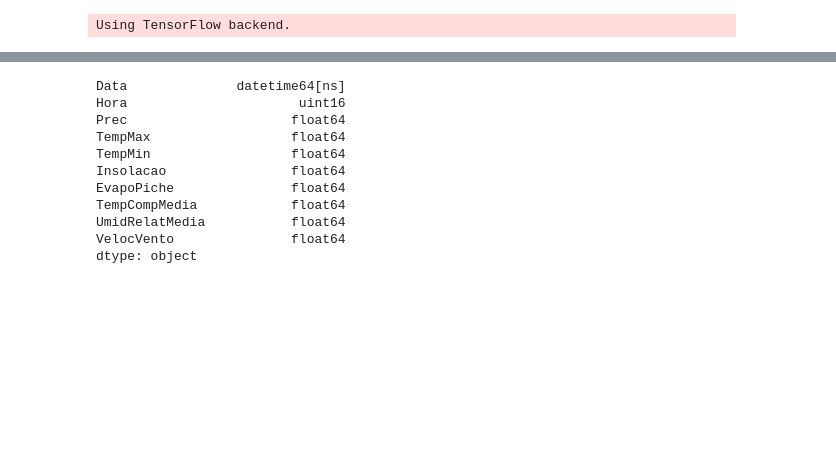
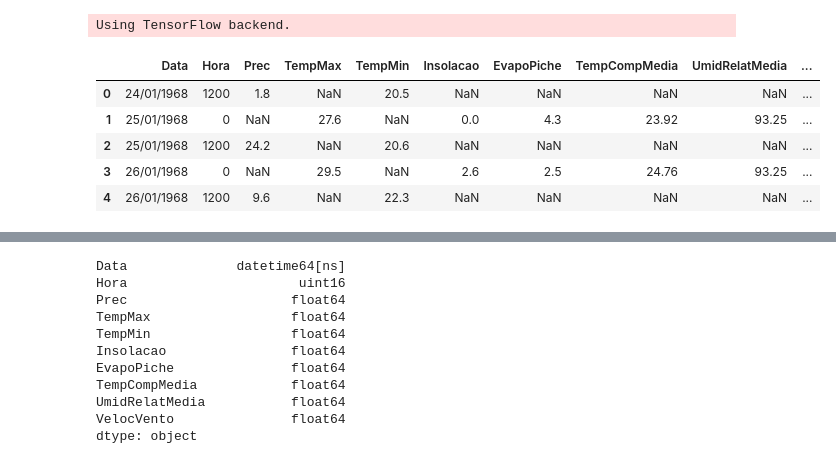
Before and after one commit to gilvandrocesardemedeiros/ClimatePrediction, a Jupyter notebook: Predict_Rain_MLP2.ipynb, the cells around one changed output, grey strips where cells are left out. Cells and saved outputs as stored; diff of their text form; code cells hidden in the pictures; blank space fills up the shorter version.

```diff
--- a/Predict_Rain_MLP2.ipynb
+++ b/Predict_Rain_MLP2.ipynb
@@ -31,6 +31,15 @@ types = {"Hora":np.uint16,"Prec":np.float64,"TempMax":np.float64,"TempMin":np.fl
 #Leitura do arquivo csv
 dataSet = pd.read_csv("https://github.com/gilvandrocesardemedeiros/ClimatePrediction/raw/master/Dados_INMET/Diarios/INMET-Dados_Diarios_Natal_1968-2018.csv",
                       sep=';',skiprows=48, nrows = 27003, usecols = columns[1:11], names=columns, dtype = types)
+# %%
+dataSet.head()
+# %% [output]
+|  | Data | Hora | Prec | TempMax | TempMin | Insolacao | EvapoPiche | TempCompMedia | UmidRelatMedia | ... |
+| 0 | 24/01/1968 | 1200 | 1.8 | NaN | 20.5 | NaN | NaN | NaN | NaN | ... |
+| 1 | 25/01/1968 | 0 | NaN | 27.6 | NaN | 0.0 | 4.3 | 23.92 | 93.25 | ... |
+| 2 | 25/01/1968 | 1200 | 24.2 | NaN | 20.6 | NaN | NaN | NaN | NaN | ... |
+| 3 | 26/01/1968 | 0 | NaN | 29.5 | NaN | 2.6 | 2.5 | 24.76 | 93.25 | ... |
+| 4 | 26/01/1968 | 1200 | 9.6 | NaN | 22.3 | NaN | NaN | NaN | NaN | ... |
 # %%
 #Transformando data em variável do tipo datetime
 dataSet["Data"] = pd.to_datetime(dataSet["Data"], format = "%d/%m/%Y")
```
Also changed, not shown: parts of 23 cells of this notebook.
